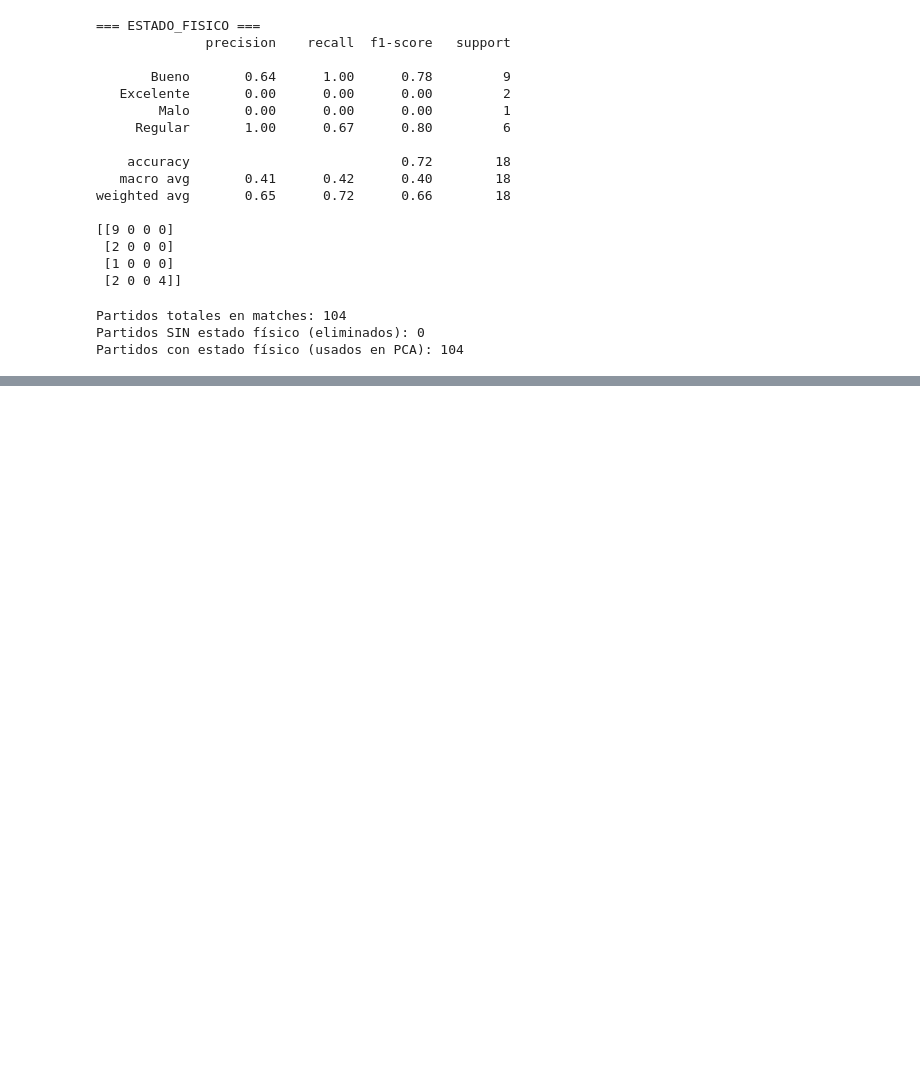
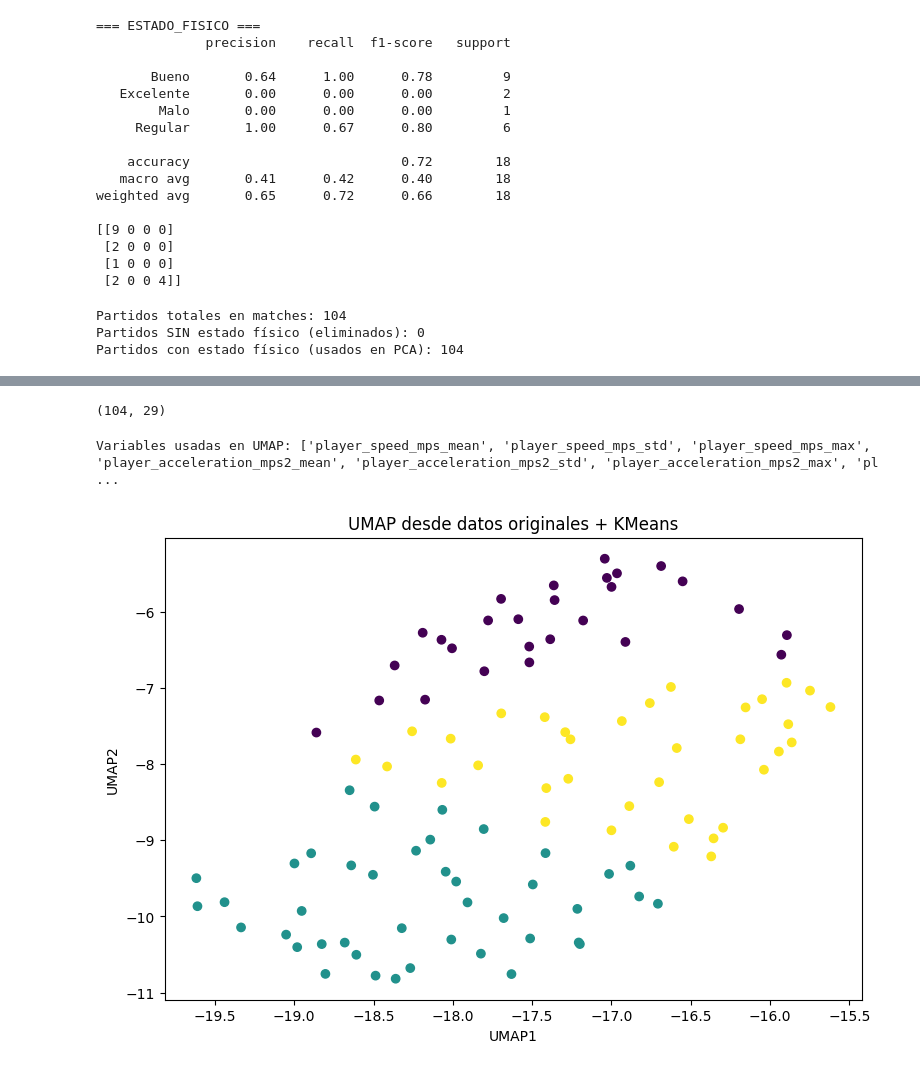
Before and after one commit to Limao0521/ProyectoAnalitica, a Jupyter notebook: Proyecto.ipynb, the cells around one changed output, grey strips where cells are left out. Drawn from its saved outputs; the diff is of its cells as text; code cells hidden in the pictures; blank space fills up the shorter version.

```diff
--- a/Proyecto.ipynb
+++ b/Proyecto.ipynb
@@ -1624,0 +1780,50 @@ Name: count, dtype: int64
+# %%
+matches.head()
+matches.shape
+# %% [output]
+(104, 29)
+# %%
+variables_fisicas = [
+    c for c in matches.columns
+    if matches[c].dtype != 'object'
+    and c not in ['cluster', 'cluster_umap', 'PC1', 'PC2']
+]
+
+print("Variables usadas en UMAP:", variables_fisicas)
+# %% [output]
+Variables usadas en UMAP: ['player_speed_mps_mean', 'player_speed_mps_std', 'player_speed_mps_max', 'player_acceleration_mps2_mean', 'player_acceleration_mps2_std', 'player_acceleration_mps2_max', 'pl ...
+# %%
+from sklearn.preprocessing import StandardScaler
+
+scaler = StandardScaler()
+X_scaled = scaler.fit_transform(matches[variables_fisicas])
+# %%
+import umap
+
+umap_model = umap.UMAP(
+    n_neighbors=15,      # controla la estructura local
+    min_dist=0.1,        # más separación entre clústeres
+    n_components=2,
+    random_state=42
+)
+
+X_umap = umap_model.fit_transform(X_scaled)
+
+matches['UMAP1'] = X_umap[:,0]
+matches['UMAP2'] = X_umap[:,1]
+# %%
+from sklearn.cluster import KMeans
+
+kmeans_umap = KMeans(n_clusters=3, random_state=42)
+matches['cluster_umap'] = kmeans_umap.fit_predict(X_umap)
+# %%
+import matplotlib.pyplot as plt
+
+plt.figure(figsize=(9,6))
+plt.scatter(matches['UMAP1'], matches['UMAP2'], c=matches['cluster_umap'], cmap='viridis')
+plt.title("UMAP desde datos originales + KMeans")
+plt.xlabel("UMAP1")
+plt.ylabel("UMAP2")
+plt.show()
+# %% [output]
+[figure, added]
```
Also changed, not shown: parts of 41 cells of this notebook.
